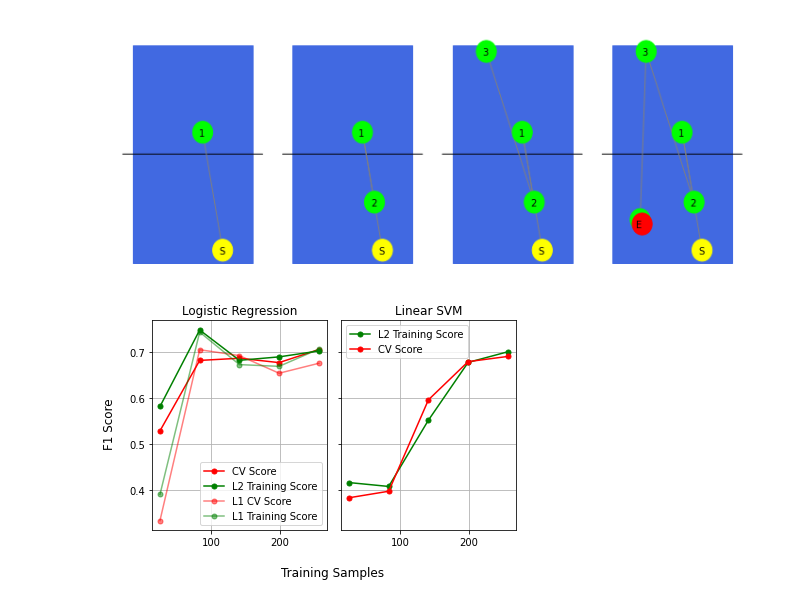
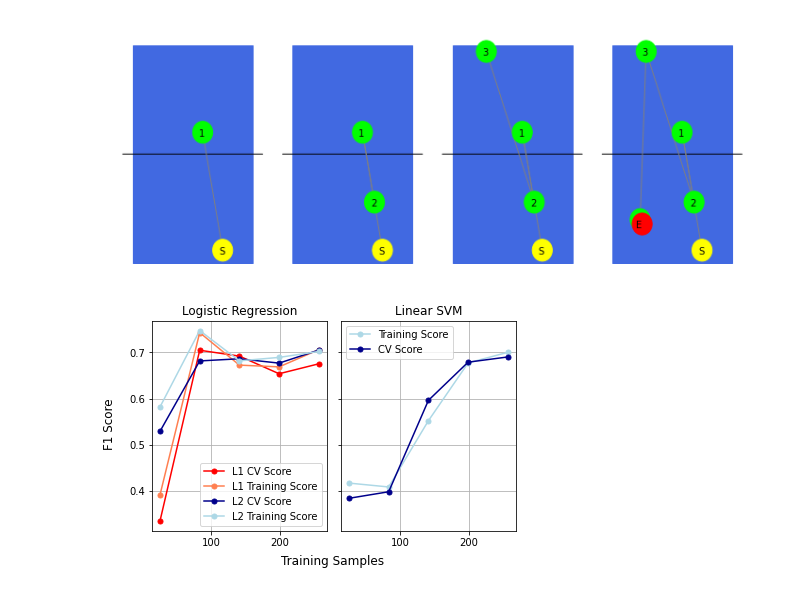
Before and after one commit to schiang28/Rouse, a Jupyter notebook: figuresandplots.ipynb, the cells around one changed output. Drawn from its saved outputs; the diff is of its cells as text; code cells hidden in the pictures.

Commit message:
changed colours for learning curves

```diff
--- a/figuresandplots.ipynb
+++ b/figuresandplots.ipynb
@@ -227,50 +227,49 @@ import matplotlib.pyplot as plt
 
 fig, (ax1,ax2) = plt.subplots(1,2, sharey=True, figsize=(6,4))
 
+#logistic regression l1 comparison
+x,y = (np.array([ 25,  83, 141, 199, 257]),
+ np.array([0.33448233, 0.70487165, 0.69212567, 0.65391026, 0.6754637 ]))
+ax1.plot(x, y, marker='.',markersize=10, label ='L1 CV Score',color='red')
+
+x,y,=(np.array([ 25,  83, 141, 199, 257]),
+ np.array([0.39111111, 0.74306379, 0.67260329, 0.66881812, 0.70614543]))
+ax1.plot(x, y, marker='.',markersize=10, label ='L1 Training Score',color='coral')
 
 #logistic regression cv score
 x, y = (np.array([ 25,  83, 141, 199, 257]),
  np.array([0.52896066, 0.68169277, 0.68636096, 0.67693856, 0.70524272]))
-ax1.plot(x, y, marker='.',markersize=10, label ='CV Score',color='r')
+ax1.plot(x, y, marker='.',markersize=10, label ='L2 CV Score',color='darkblue')
 
 # data to be plotted logistic regression train
 x = np.array([ 25,  83, 141, 199, 257])
 y = np.array([0.58181818, 0.74761016, 0.68191141, 0.6893483 , 0.70219048])
-ax1.plot(x, y, marker='.',markersize=10, label ='L2 Training Score',color='g')
+ax1.plot(x, y, marker='.',markersize=10, label ='L2 Training Score',color='lightblue')
 
 #linear SVM train
 x,y = (np.array([ 25,  83, 141, 199, 257]),
  np.array([0.41684211, 0.40842199, 0.55208243, 0.6773356 , 0.70040663]))
-ax2.plot(x, y, marker='.',markersize=10, label = "L2 Training Score", color='g')
+ax2.plot(x, y, marker='.',markersize=10, label = "Training Score", color='lightblue')
 
 #linear SVM cv score
 x,y = (np.array([ 25,  83, 141, 199, 257]),
  np.array([0.38388278, 0.39802009, 0.59619775, 0.679014  , 0.69030755]))
-ax2.plot(x,y, marker='.',markersize=10, label='CV Score',color='r')
-
-#logistic regression l1 comparison
-x,y = (np.array([ 25,  83, 141, 199, 257]),
- np.array([0.33448233, 0.70487165, 0.69212567, 0.65391026, 0.6754637 ]))
-ax1.plot(x, y, marker='.',markersize=10, label ='L1 CV Score',color='r', alpha = 0.5)
-
-x,y,=(np.array([ 25,  83, 141, 199, 257]),
- np.array([0.39111111, 0.74306379, 0.67260329, 0.66881812, 0.70614543]))
-ax1.plot(x, y, marker='.',markersize=10, label ='L1 Training Score',color='g', alpha = 0.5)
+ax2.plot(x,y, marker='.',markersize=10, label='CV Score',color='darkblue')
 
 
 ax1.set_title("Logistic Regression")
 ax2.set_title("Linear SVM")
 ax1.legend()
 ax2.legend()
 
 ax1.grid()
 ax2.grid()
 
-fig.supxlabel('Training Samples', x=0.55)
+fig.supxlabel('Training Samples', x=0.55, y=0.05)
 fig.supylabel("F1 Score",y=0.55)
 
 plt.tight_layout()
 plt.savefig('learningcurves.pdf', dpi=300)
 plt.show()
 # %% [output]
-[figure, old version]
+[figure, new version]
```
Also changed, not shown: 2 other files.
